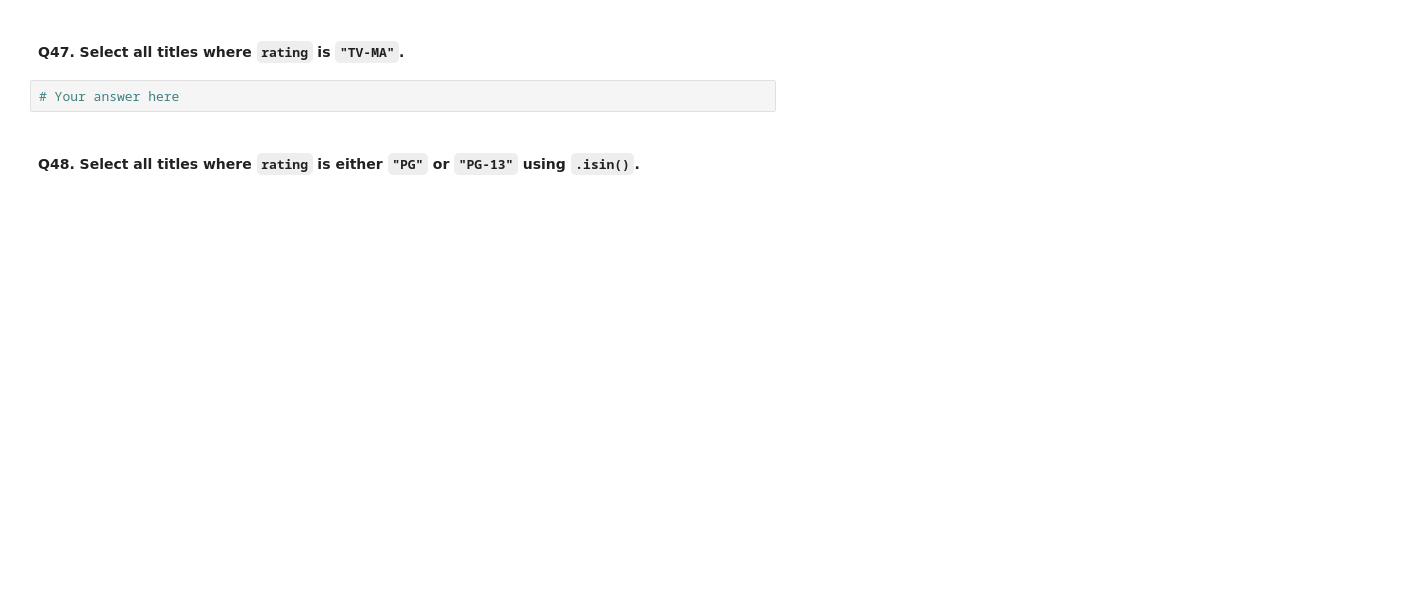
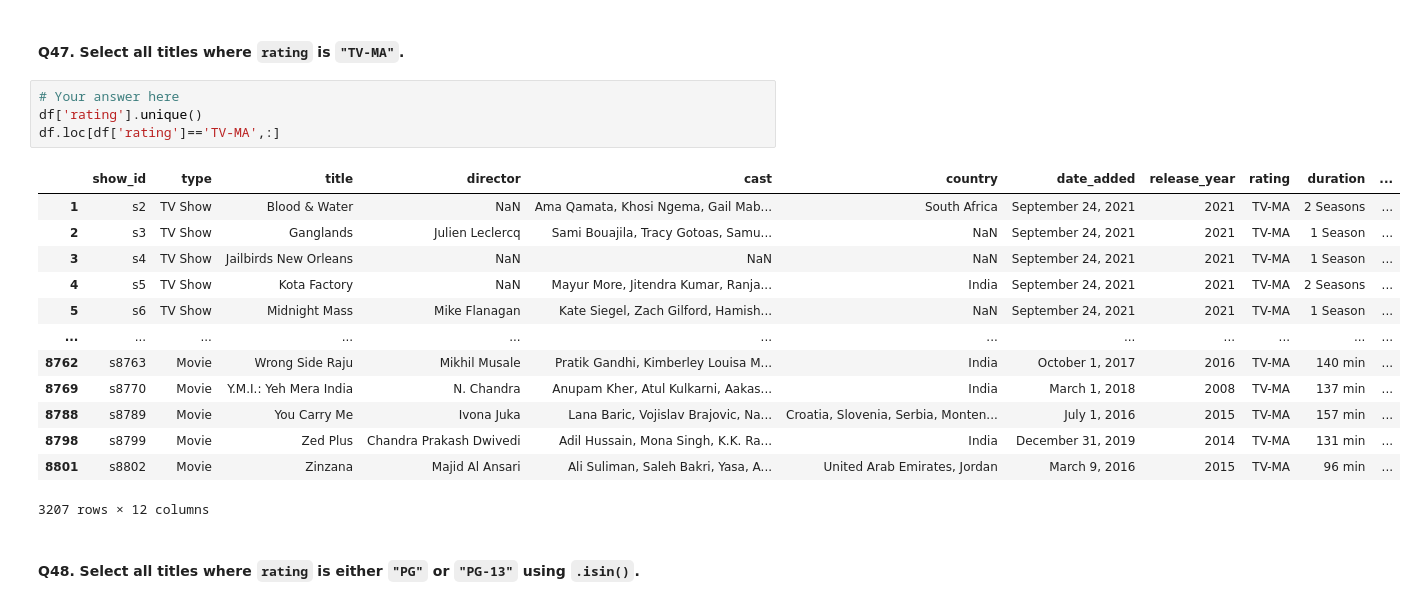
Before and after one commit to Crazy-shrabin/Pandas_revison_self, a Jupyter notebook: netflix_125_question_workbook.ipynb, the cells around one changed output. Drawn from its saved outputs; the diff is of its cells as text; blank space fills up the shorter version.

```diff
--- a/netflix_125_question_workbook.ipynb
+++ b/netflix_125_question_workbook.ipynb
@@ -518,6 +666,22 @@ a.head()
 #### Q47. Select all titles where `rating` is `"TV-MA"`.
 # %%
 # Your answer here
+df['rating'].unique()
+df.loc[df['rating']=='TV-MA',:]
+# %% [output]
+|  | show_id | type | title | director | cast | country | date_added | release_year | rating | duration | ... |
+| 1 | s2 | TV Show | Blood & Water | NaN | Ama Qamata, Khosi Ngema, Gail Mab... | South Africa | September 24, 2021 | 2021 | TV-MA | 2 Seasons | ... |
+| 2 | s3 | TV Show | Ganglands | Julien Leclercq | Sami Bouajila, Tracy Gotoas, Samu... | NaN | September 24, 2021 | 2021 | TV-MA | 1 Season | ... |
+| 3 | s4 | TV Show | Jailbirds New Orleans | NaN | NaN | NaN | September 24, 2021 | 2021 | TV-MA | 1 Season | ... |
+| 4 | s5 | TV Show | Kota Factory | NaN | Mayur More, Jitendra Kumar, Ranja... | India | September 24, 2021 | 2021 | TV-MA | 2 Seasons | ... |
+| 5 | s6 | TV Show | Midnight Mass | Mike Flanagan | Kate Siegel, Zach Gilford, Hamish... | NaN | September 24, 2021 | 2021 | TV-MA | 1 Season | ... |
+| ... | ... | ... | ... | ... | ... | ... | ... | ... | ... | ... | ... |
+| 8762 | s8763 | Movie | Wrong Side Raju | Mikhil Musale | Pratik Gandhi, Kimberley Louisa M... | India | October 1, 2017 | 2016 | TV-MA | 140 min | ... |
+| 8769 | s8770 | Movie | Y.M.I.: Yeh Mera India | N. Chandra | Anupam Kher, Atul Kulkarni, Aakas... | India | March 1, 2018 | 2008 | TV-MA | 137 min | ... |
+| 8788 | s8789 | Movie | You Carry Me | Ivona Juka | Lana Baric, Vojislav Brajovic, Na... | Croatia, Slovenia, Serbia, Monten... | July 1, 2016 | 2015 | TV-MA | 157 min | ... |
+| 8798 | s8799 | Movie | Zed Plus | Chandra Prakash Dwivedi | Adil Hussain, Mona Singh, K.K. Ra... | India | December 31, 2019 | 2014 | TV-MA | 131 min | ... |
+| 8801 | s8802 | Movie | Zinzana | Majid Al Ansari | Ali Suliman, Saleh Bakri, Yasa, A... | United Arab Emirates, Jordan | March 9, 2016 | 2015 | TV-MA | 96 min | ... |
+3207 rows × 12 columns
 # %% [markdown]
 #### Q48. Select all titles where `rating` is either `"PG"` or `"PG-13"` using `.isin()`.
 # %%
```
Also changed, not shown: parts of 40 cells of this notebook.
